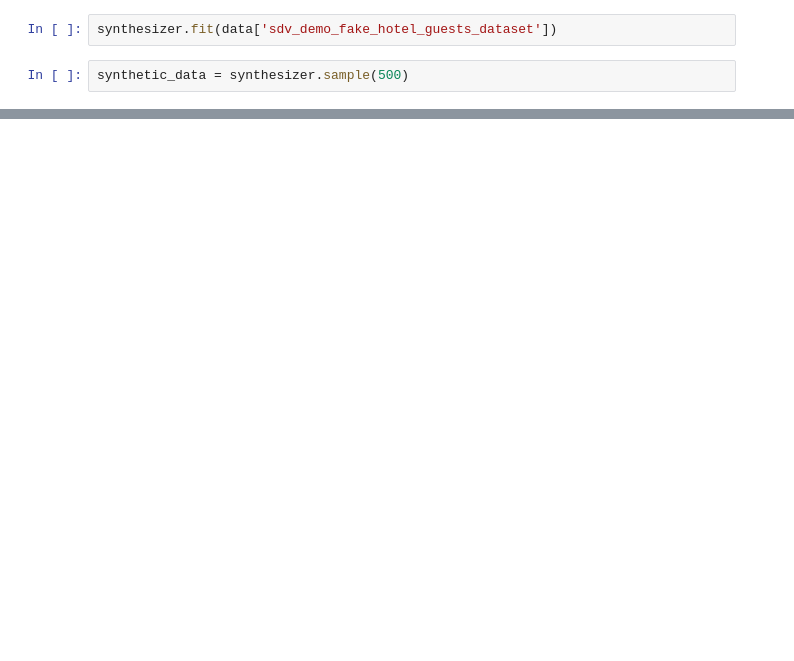
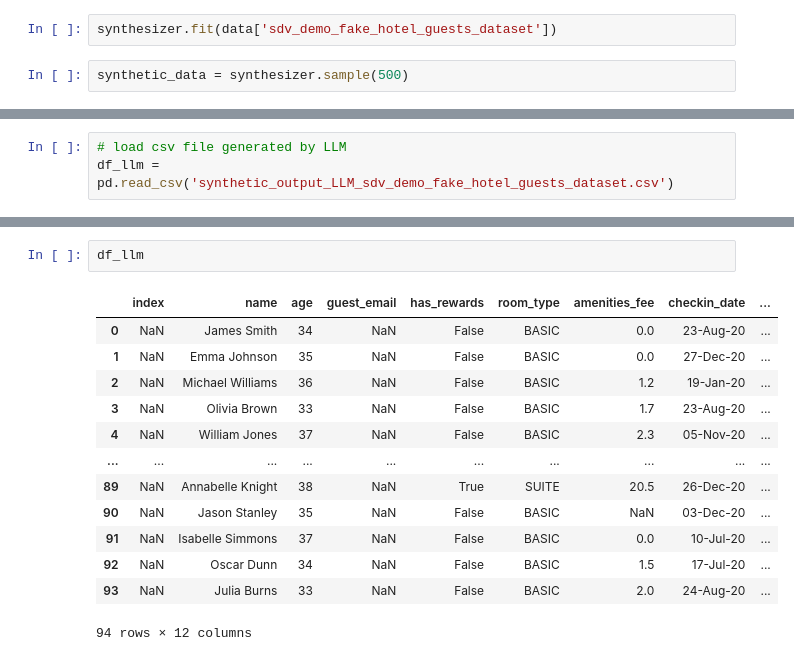
Before and after one commit to Zhenna/synthetic_data_generation_tabular_experiments, a Jupyter notebook: sdv_notebook.ipynb, the cells around one changed output, grey strips where cells are left out. Drawn from its saved outputs; the diff is of its cells as text; blank space fills up the shorter version.

```diff
--- a/sdv_notebook.ipynb
+++ b/sdv_notebook.ipynb
@@ -83,0 +104,3 @@ Overall Score (Average): 85.13%
+# %%
+# load csv file generated by LLM
+df_llm = pd.read_csv('synthetic_output_LLM_sdv_demo_fake_hotel_guests_dataset.csv')
@@ -83,0 +168,16 @@ Overall Score (Average): 85.13%
+# %%
+df_llm
+# %% [output]
+|  | index | name | age | guest_email | has_rewards | room_type | amenities_fee | checkin_date | ... |
+| 0 | NaN | James Smith | 34 | NaN | False | BASIC | 0.0 | 23-Aug-20 | ... |
+| 1 | NaN | Emma Johnson | 35 | NaN | False | BASIC | 0.0 | 27-Dec-20 | ... |
+| 2 | NaN | Michael Williams | 36 | NaN | False | BASIC | 1.2 | 19-Jan-20 | ... |
+| 3 | NaN | Olivia Brown | 33 | NaN | False | BASIC | 1.7 | 23-Aug-20 | ... |
+| 4 | NaN | William Jones | 37 | NaN | False | BASIC | 2.3 | 05-Nov-20 | ... |
+| ... | ... | ... | ... | ... | ... | ... | ... | ... | ... |
+| 89 | NaN | Annabelle Knight | 38 | NaN | True | SUITE | 20.5 | 26-Dec-20 | ... |
+| 90 | NaN | Jason Stanley | 35 | NaN | False | BASIC | NaN | 03-Dec-20 | ... |
+| 91 | NaN | Isabelle Simmons | 37 | NaN | False | BASIC | 0.0 | 10-Jul-20 | ... |
+| 92 | NaN | Oscar Dunn | 34 | NaN | False | BASIC | 1.5 | 17-Jul-20 | ... |
+| 93 | NaN | Julia Burns | 33 | NaN | False | BASIC | 2.0 | 24-Aug-20 | ... |
+94 rows × 12 columns
```
Also changed, not shown: parts of 10 cells of this notebook, 5 other files.
